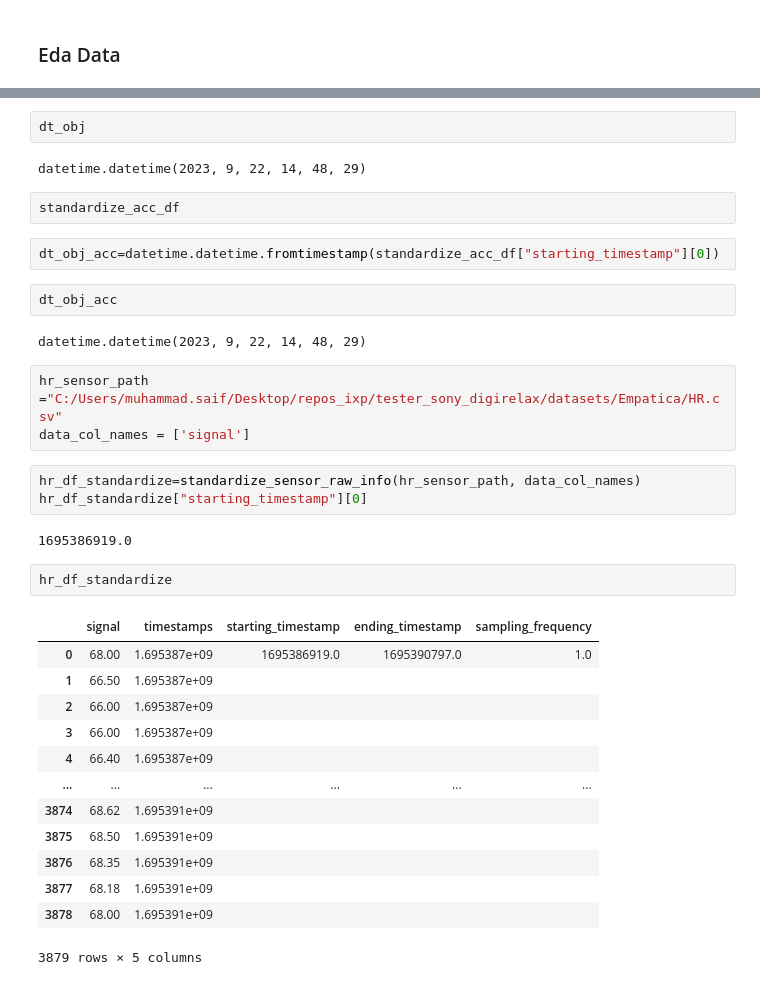
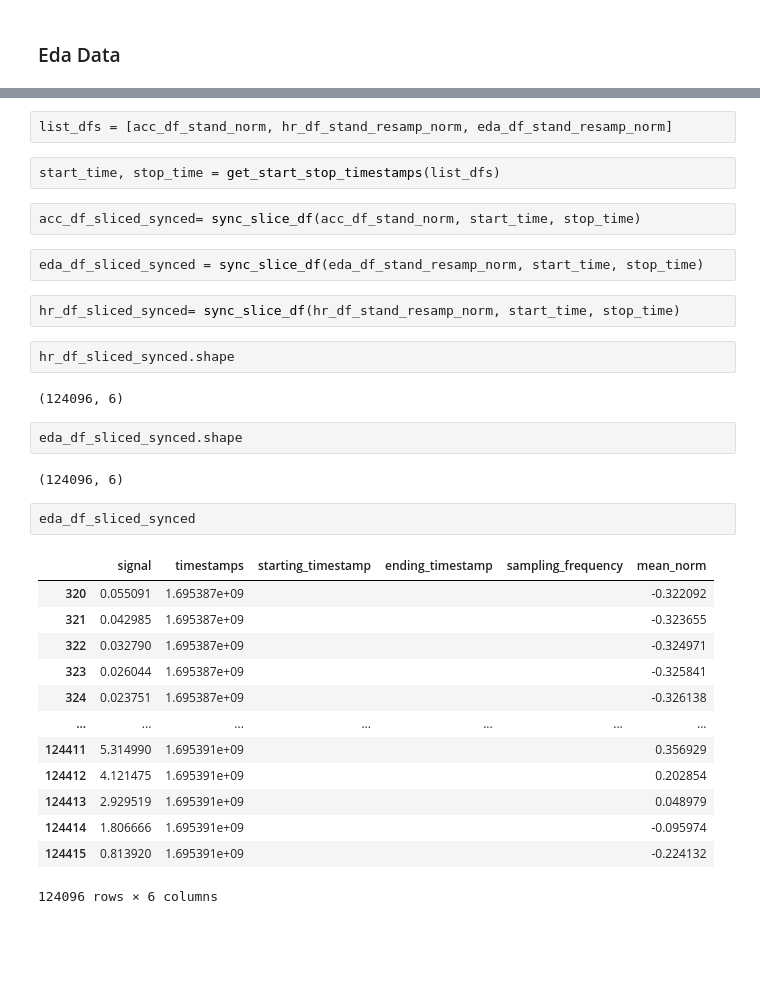
Before and after one commit to saifhanjra/tester_sony_digirelax, a Jupyter notebook: scripts/manipulating_datetime.ipynb, the cells around one changed output, grey strips where cells are left out. Cells and saved outputs as stored; diff of their text form; blank space fills up the shorter version.

```diff
--- a/scripts/manipulating_datetime.ipynb
+++ b/scripts/manipulating_datetime.ipynb
@@ -229,37 +160,35 @@ dt_obj_eda = datetime.datetime.fromtimestamp(eda_df_standardize_norm["starting_t
 # %%
-dt_obj
+list_dfs = [acc_df_stand_norm, hr_df_stand_resamp_norm, eda_df_stand_resamp_norm]
-# %% [output]
-datetime.datetime(2023, 9, 22, 14, 48, 29)
 # %%
-standardize_acc_df
+start_time, stop_time = get_start_stop_timestamps(list_dfs)
 # %%
-dt_obj_acc=datetime.datetime.fromtimestamp(standardize_acc_df["starting_timestamp"][0])
+acc_df_sliced_synced= sync_slice_df(acc_df_stand_norm, start_time, stop_time)
 # %%
-dt_obj_acc
+eda_df_sliced_synced = sync_slice_df(eda_df_stand_resamp_norm, start_time, stop_time)
-# %% [output]
-datetime.datetime(2023, 9, 22, 14, 48, 29)
+# %%
+hr_df_sliced_synced= sync_slice_df(hr_df_stand_resamp_norm, start_time, stop_time)
 # %%
-hr_sensor_path ="C:/Users/muhammad.saif/Desktop/repos_ixp/tester_sony_digirelax/datasets/Empatica/HR.csv"
-data_col_names = ['signal']
+hr_df_sliced_synced.shape
+# %% [output]
+(124096, 6)
 # %%
-hr_df_standardize=standardize_sensor_raw_info(hr_sensor_path, data_col_names)
-hr_df_standardize["starting_timestamp"][0]
+eda_df_sliced_synced.shape
 # %% [output]
-1695386919.0
+(124096, 6)
-# %%
-hr_df_standardize
-# %% [output]
-|  | signal | timestamps | starting_timestamp | ending_timestamp | sampling_frequency |
-| 0 | 68.00 | 1.695387e+09 | 1695386919.0 | 1695390797.0 | 1.0 |
-| 1 | 66.50 | 1.695387e+09 |  |  |  |
-| 2 | 66.00 | 1.695387e+09 |  |  |  |
-| 3 | 66.00 | 1.695387e+09 |  |  |  |
-| 4 | 66.40 | 1.695387e+09 |  |  |  |
-| ... | ... | ... | ... | ... | ... |
-| 3874 | 68.62 | 1.695391e+09 |  |  |  |
-| 3875 | 68.50 | 1.695391e+09 |  |  |  |
-| 3876 | 68.35 | 1.695391e+09 |  |  |  |
-| 3877 | 68.18 | 1.695391e+09 |  |  |  |
-| 3878 | 68.00 | 1.695391e+09 |  |  |  |
-3879 rows × 5 columns
+# %%
+eda_df_sliced_synced
+# %% [output]
+|  | signal | timestamps | starting_timestamp | ending_timestamp | sampling_frequency | mean_norm |
+| 320 | 0.055091 | 1.695387e+09 |  |  |  | -0.322092 |
+| 321 | 0.042985 | 1.695387e+09 |  |  |  | -0.323655 |
+| 322 | 0.032790 | 1.695387e+09 |  |  |  | -0.324971 |
+| 323 | 0.026044 | 1.695387e+09 |  |  |  | -0.325841 |
+| 324 | 0.023751 | 1.695387e+09 |  |  |  | -0.326138 |
+| ... | ... | ... | ... | ... | ... | ... |
+| 124411 | 5.314990 | 1.695391e+09 |  |  |  | 0.356929 |
+| 124412 | 4.121475 | 1.695391e+09 |  |  |  | 0.202854 |
+| 124413 | 2.929519 | 1.695391e+09 |  |  |  | 0.048979 |
+| 124414 | 1.806666 | 1.695391e+09 |  |  |  | -0.095974 |
+| 124415 | 0.813920 | 1.695391e+09 |  |  |  | -0.224132 |
+124096 rows × 6 columns
 # %%
```
Also changed, not shown: parts of 35 cells of this notebook, 1 other file.
